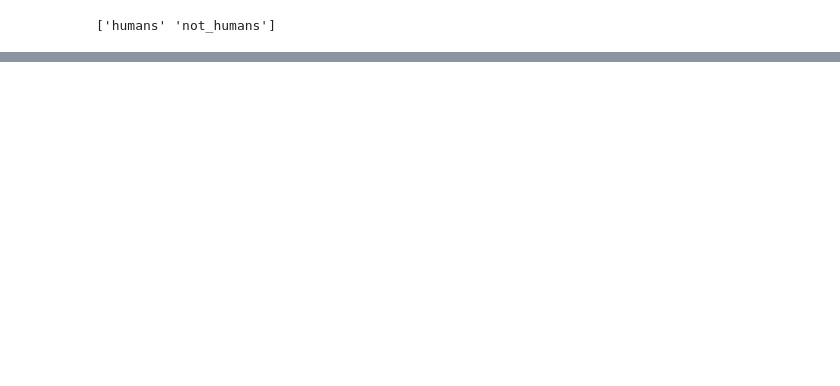
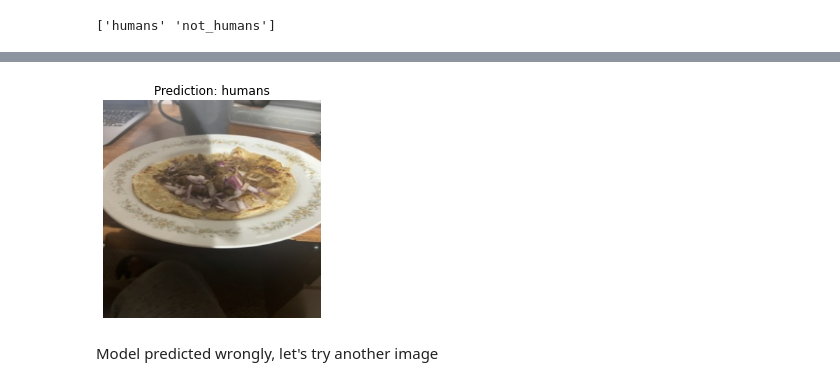
Before and after one commit to charles01george/02_Humans_or_Not, a Jupyter notebook: 02_Humans_or_Not_Humans.ipynb, the cells around one changed output, grey strips where cells are left out. Drawn from its saved outputs; the diff is of its cells as text; code cells hidden in the pictures; blank space fills up the shorter version.

```diff
--- a/02_Humans_or_Not_Humans.ipynb
+++ b/02_Humans_or_Not_Humans.ipynb
@@ -378,0 +516,4 @@ print(class_names)
+# %%
+# Make a prediction on it
+pred_and_plot(model_1, "IMG_3981 Small.jpeg", class_names)
+# %% [output]
@@ -378,0 +521,3 @@ print(class_names)
+[figure, added]
+# %% [markdown]
+Model predicted wrongly, let's try another image
```
Also changed, not shown: parts of 35 cells of this notebook.
